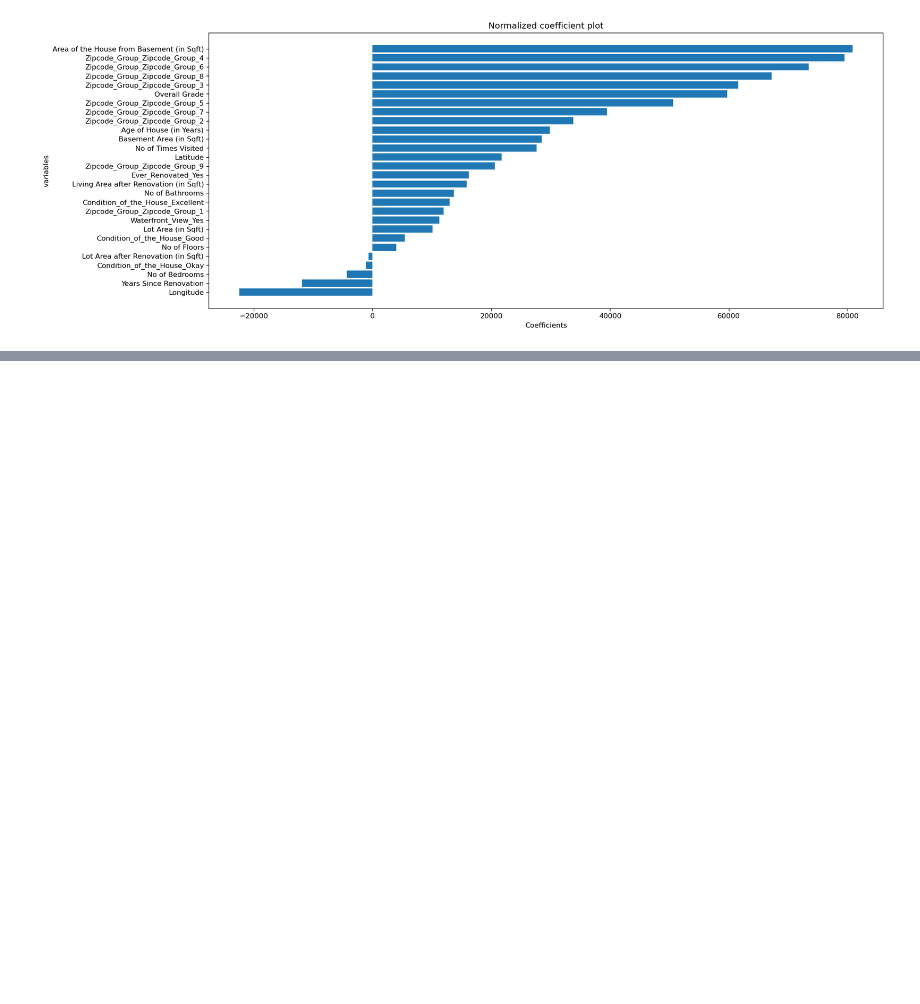
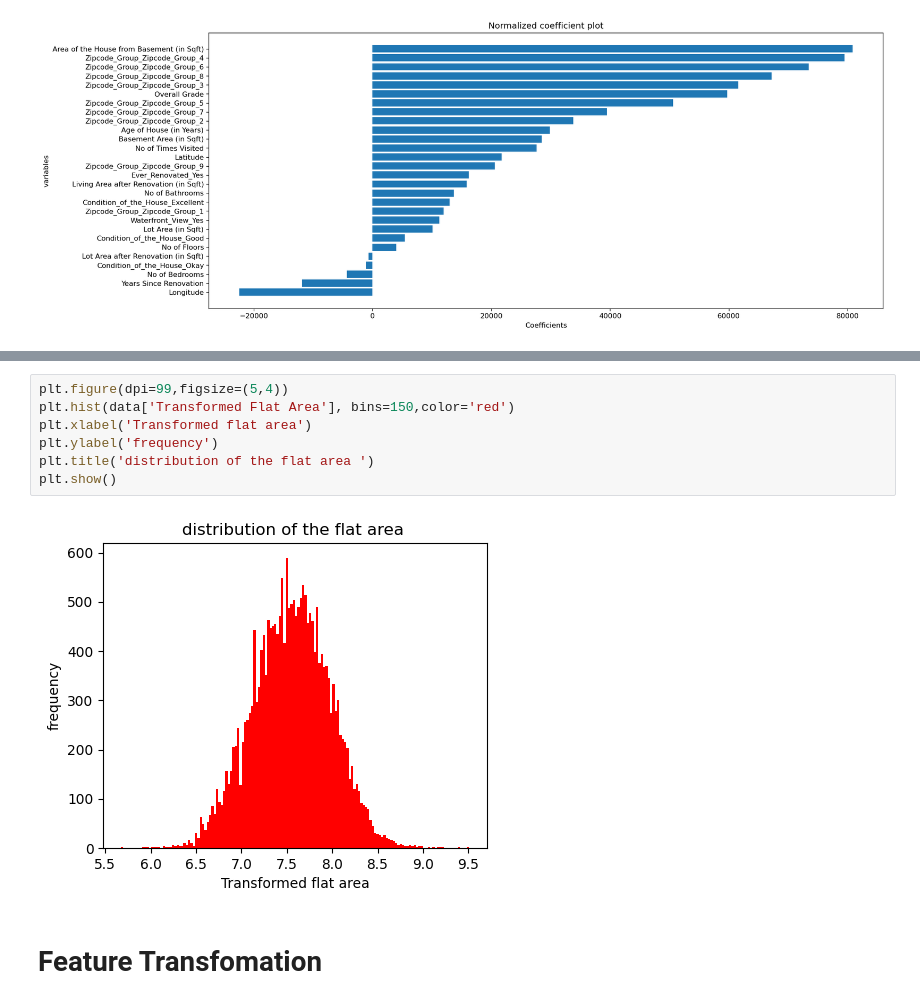
Before and after one commit to girish-kanjiyani7/realestate, a Jupyter notebook: part5_4.ipynb, the cells around one changed output, grey strips where cells are left out. Saved outputs shown, nothing was run; the diff lists cells and outputs as text; blank space fills up the shorter version.

Commit message:
feature transfomation

```diff
--- a/part5_4.ipynb
+++ b/part5_4.ipynb
@@ -198,0 +227,11 @@ plt.show()
+# %%
+plt.figure(dpi=99,figsize=(5,4))
+plt.hist(data['Transformed Flat Area'], bins=150,color='red')
+plt.xlabel('Transformed flat area')
+plt.ylabel('frequency')
+plt.title('distribution of the flat area ')
+plt.show()
+# %% [output]
+[figure, added]
+# %% [markdown]
+# Feature Transfomation
```
Also changed, not shown: parts of 15 cells of this notebook.
